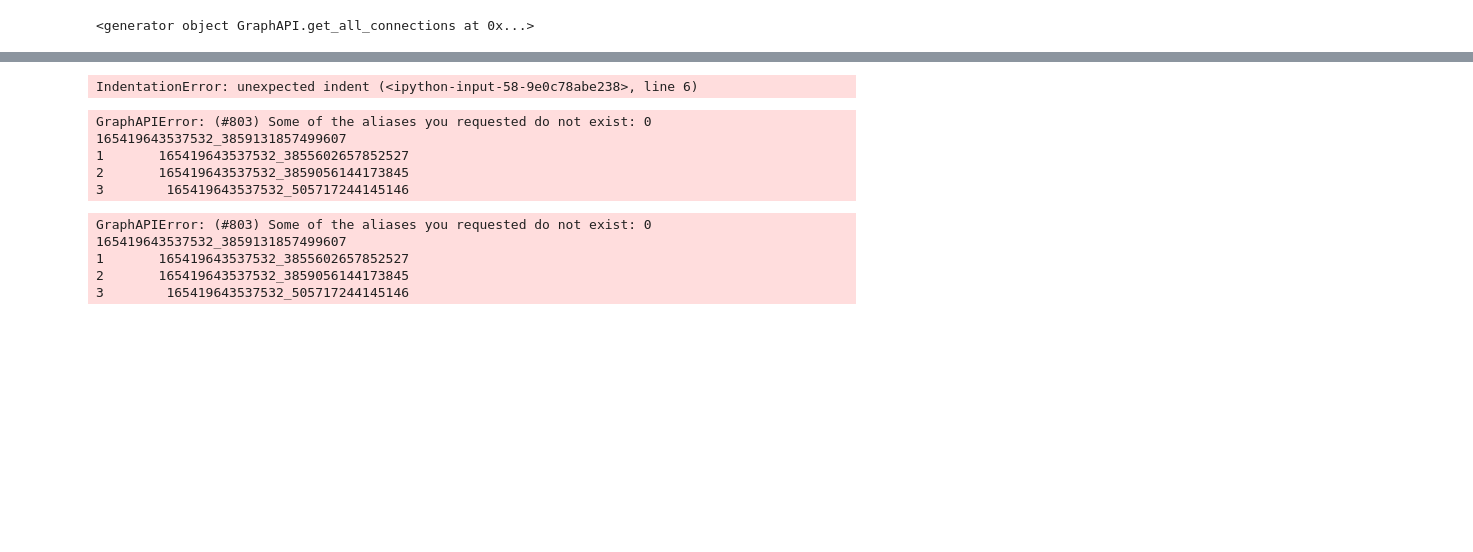
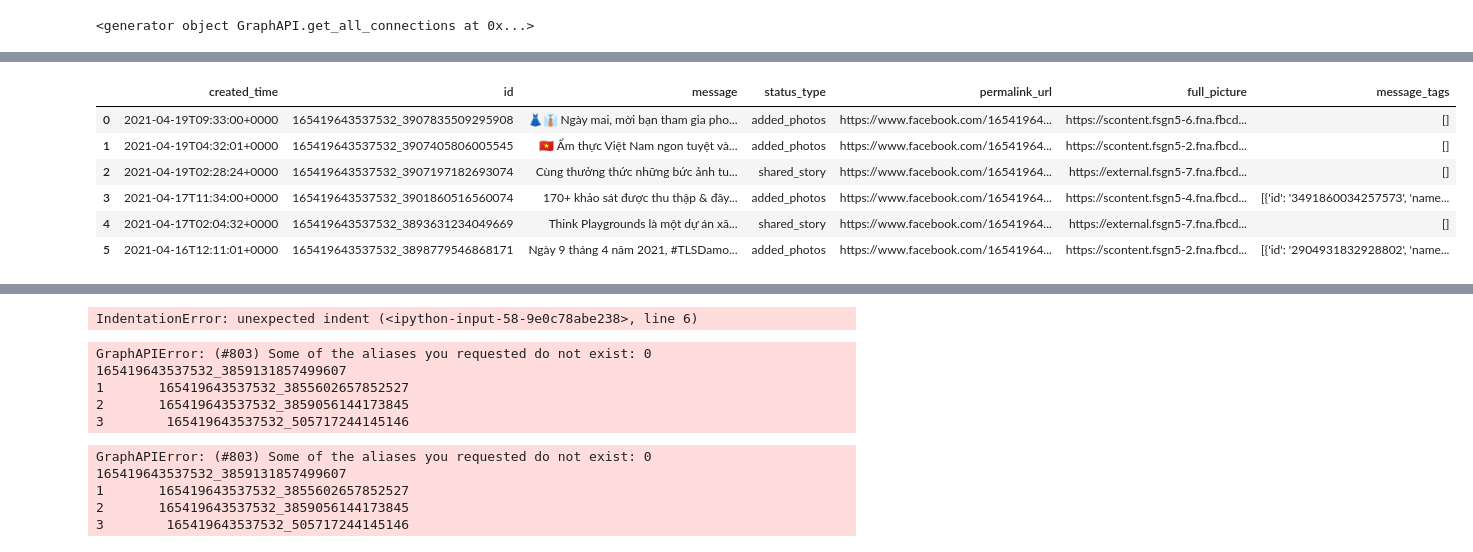
Before and after one commit to giatranhoang/usconsulate_insight, a Jupyter notebook: insight.ipynb, the cells around one changed output, grey strips where cells are left out. Cells and saved outputs as stored; diff of their text form; code cells hidden in the pictures; blank space fills up the shorter version.

```diff
--- a/insight.ipynb
+++ b/insight.ipynb
@@ -83,0 +67,12 @@ Name: message_tags, dtype: object
+# %%
+df_test = df.loc[:5]
+# %%
+df_test
+# %% [output]
+|  | created_time | id | message | status_type | permalink_url | full_picture | message_tags |
+| 0 | 2021-04-19T09:33:00+0000 | 165419643537532_3907835509295908 | 👗👔 Ngày mai, mời bạn tham gia pho... | added_photos | https://www.facebook.com/16541964... | https://scontent.fsgn5-6.fna.fbcd... | [] |
+| 1 | 2021-04-19T04:32:01+0000 | 165419643537532_3907405806005545 | 🇻🇳 Ẩm thực Việt Nam ngon tuyệt và... | added_photos | https://www.facebook.com/16541964... | https://scontent.fsgn5-2.fna.fbcd... | [] |
+| 2 | 2021-04-19T02:28:24+0000 | 165419643537532_3907197182693074 | Cùng thưởng thức những bức ảnh tu... | shared_story | https://www.facebook.com/16541964... | https://external.fsgn5-7.fna.fbcd... | [] |
+| 3 | 2021-04-17T11:34:00+0000 | 165419643537532_3901860516560074 | 170+ khảo sát được thu thập & đây... | added_photos | https://www.facebook.com/16541964... | https://scontent.fsgn5-4.fna.fbcd... | [{'id': '3491860034257573', 'name... |
+| 4 | 2021-04-17T02:04:32+0000 | 165419643537532_3893631234049669 | Think Playgrounds là một dự án xã... | shared_story | https://www.facebook.com/16541964... | https://external.fsgn5-7.fna.fbcd... | [] |
+| 5 | 2021-04-16T12:11:01+0000 | 165419643537532_3898779546868171 | Ngày 9 tháng 4 năm 2021, #TLSDamo... | added_photos | https://www.facebook.com/16541964... | https://scontent.fsgn5-2.fna.fbcd... | [{'id': '2904931832928802', 'name... |
```
Also changed, not shown: parts of 21 cells of this notebook, 1 other file.
